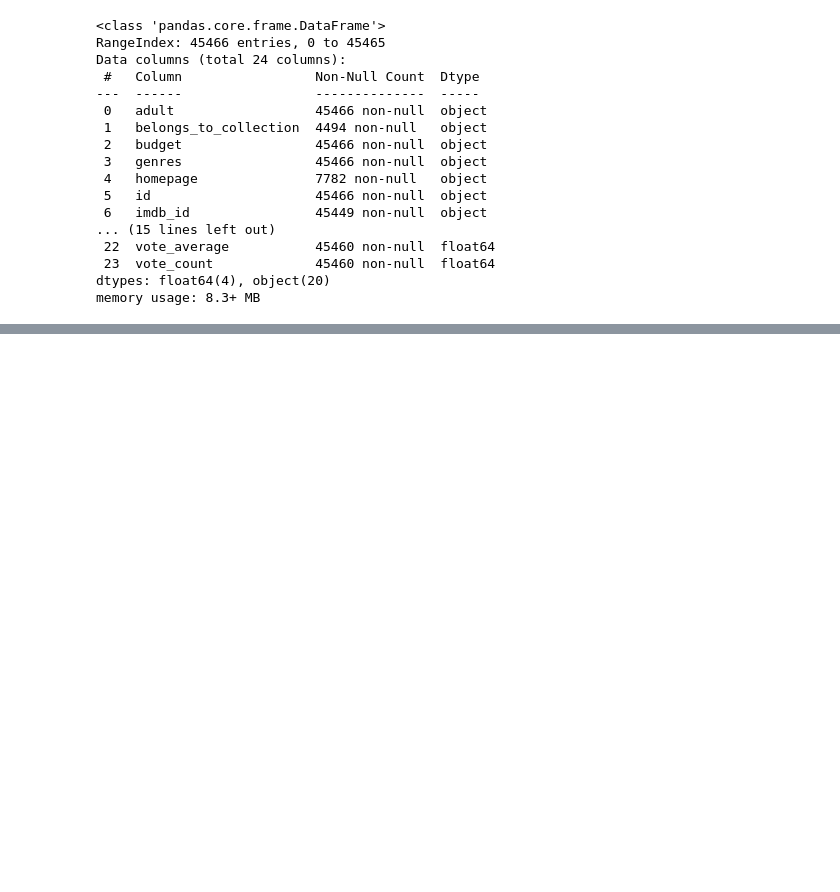
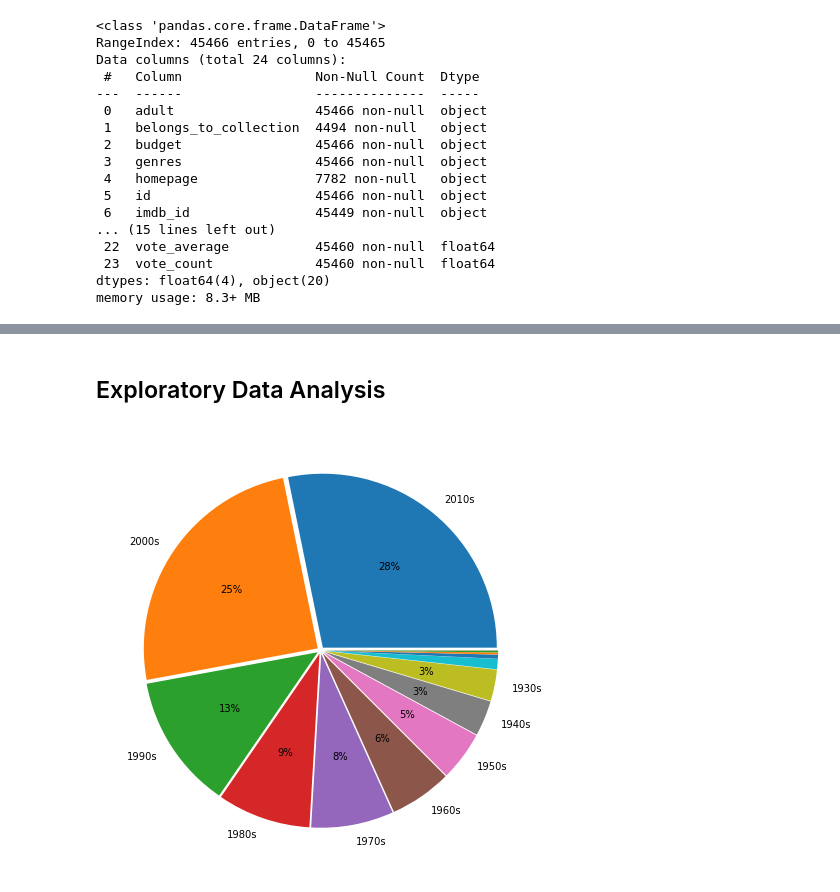
Before and after one commit to vinay-kaushik/CS-418-DataScience, a Jupyter notebook: cs_418_DataScience_project.ipynb, the cells around one changed output, grey strips where cells are left out. Drawn from its saved outputs; the diff is of its cells as text; code cells hidden in the pictures; blank space fills up the shorter version.

```diff
--- a/cs_418_DataScience_project.ipynb
+++ b/cs_418_DataScience_project.ipynb
@@ -207,13 +68,0 @@ Name: country, Length: 7787, dtype: object
-# %%
-from collections import Counter
-col = "listed_in"
-categories = ", ".join(netflix_title['listed_in']).split(", ")
-counter_list = Counter(categories).most_common(50)
-labels = [_[0] for _ in counter_list][::-1]
-values = [_[1] for _ in counter_list][::-1]
-trace1 = go.Bar(y=labels, x=values, orientation="h", name="TV Shows", marker=dict(color="blue"))
-
-data = [trace1]
-layout = go.Layout(title="Content added over the years", legend=dict(x=0.1, y=1.1, orientation="h"))
-fig = go.Figure(data, layout=layout)
-fig.show()
@@ -235,0 +167,21 @@ netflix_title.head(10)
+# %% [markdown]
+<a name='eda'></a>Exploratory Data Analysis
+---
+# %%
+# numbers of movies released in each decade
+def count_pie(series,filename):
+    counts=series.value_counts()
+    counts=counts/counts.sum()
+    labels=['' if num<0.01 else str(year) for (year,num) in counts.items()]
+    f, ax = plt.subplots(figsize=(8, 8))
+    explode = [0.02 if counts.iloc[i] < 100 else 0.001 for i in range(counts.size)]
+    plt.pie(counts,labels=labels,autopct=lambda x:'{:1.0f}%'.format(x) if x > 1 else '',explode=explode)
+    #if saving:plt.savefig(filename,dpi=150)
+    plt.show()
+
+def count_decade_pie(df,filename):
+    count_pie(df.release_date.dropna().apply(lambda x:str(int(x[:4])//10*10)+'s'),filename)
+
+count_decade_pie(movies_metadata,filename="pie_decade.png")
+# %% [output]
+[figure, added]
```
Also changed, not shown: parts of 93 cells of this notebook.
